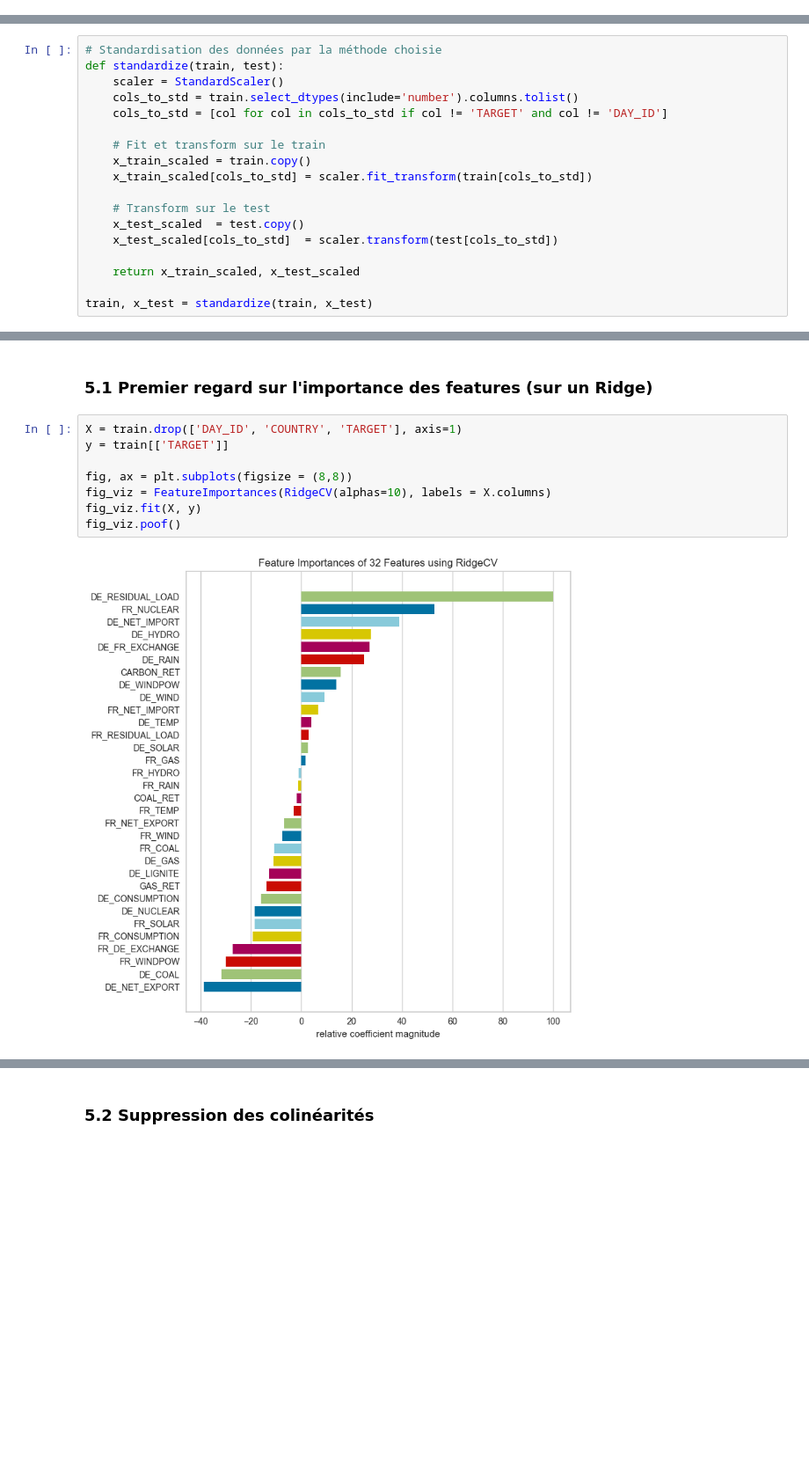
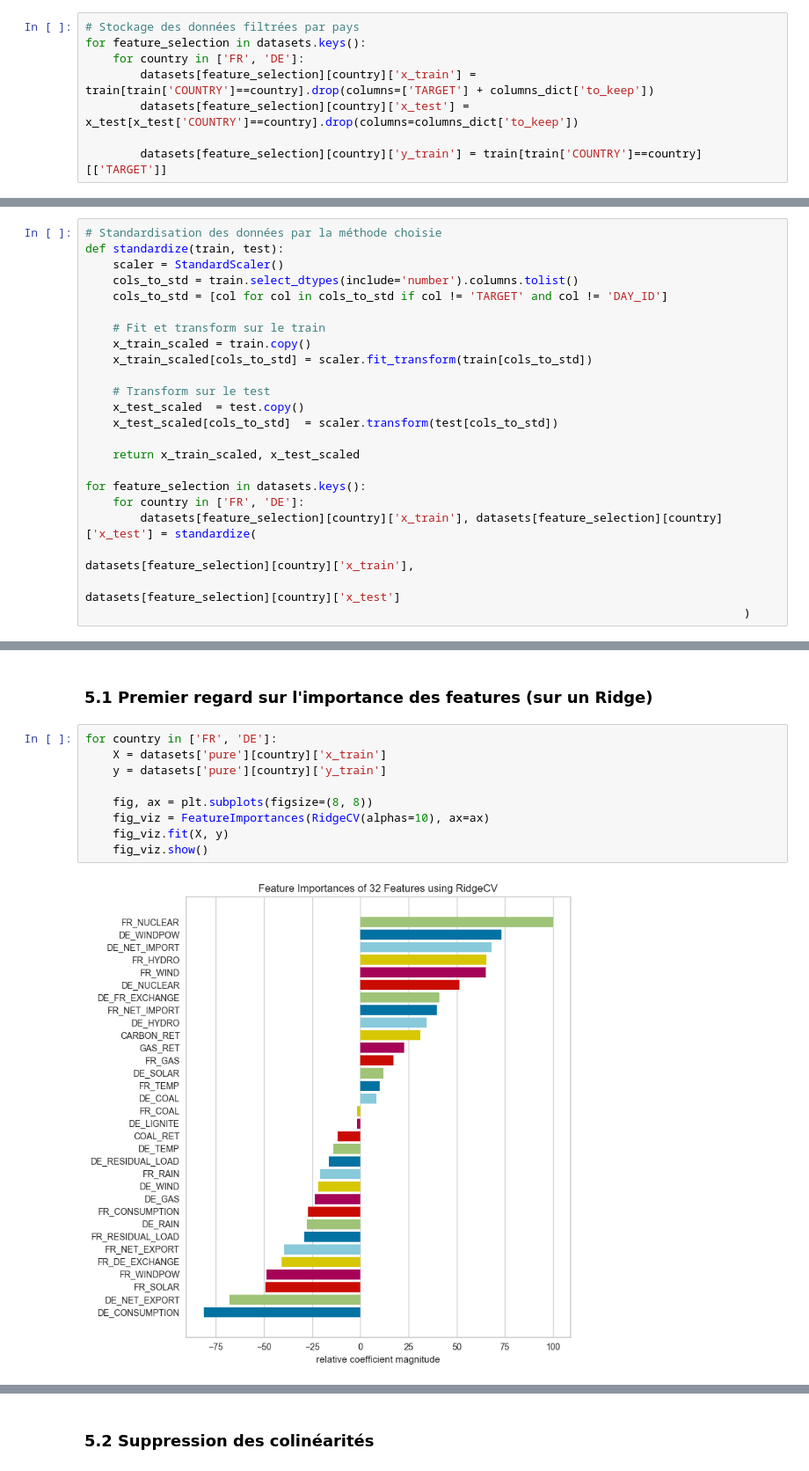
Before and after one commit to hugoser10/explaining-electricity-prices, a Jupyter notebook: main.ipynb, the cells around one changed output, grey strips where cells are left out. Shown at 88% size. Drawn from its saved outputs; the diff is of its cells as text; blank space fills up the shorter version.

Commit message:
splitted data by country before standardizing

```diff
--- a/main.ipynb
+++ b/main.ipynb
@@ -119,3 +147,11 @@ with open(os.path.join(DATA_DIR, 'facteurs.json'), 'r') as f:
+# %%
+# Stockage des données filtrées par pays
+for feature_selection in datasets.keys():
+    for country in ['FR', 'DE']:
+        datasets[feature_selection][country]['x_train'] = train[train['COUNTRY']==country].drop(columns=['TARGET'] + columns_dict['to_keep'])
+        datasets[feature_selection][country]['x_test'] = x_test[x_test['COUNTRY']==country].drop(columns=columns_dict['to_keep'])
+
+        datasets[feature_selection][country]['y_train'] = train[train['COUNTRY']==country][['TARGET']]
 # %% [markdown]
 ### 3.3 A First Test: Simple OLS
 # %%
@@ -222,6 +201,11 @@ def standardize(train, test):
 
     return x_train_scaled, x_test_scaled
 
-train, x_test = standardize(train, x_test)
+for feature_selection in datasets.keys():
+    for country in ['FR', 'DE']:
+        datasets[feature_selection][country]['x_train'], datasets[feature_selection][country]['x_test'] = standardize(
+                                                                                                datasets[feature_selection][country]['x_train'],
+                                                                                                datasets[feature_selection][country]['x_test']
+                                                                                                )
 # %% [markdown]
 ## 5. Sélection des features
@@ -256,12 +212,13 @@ datasets = {
 # %% [markdown]
 ### 5.1 Premier regard sur l'importance des features (sur un Ridge)
 # %%
-X = train.drop(['DAY_ID', 'COUNTRY', 'TARGET'], axis=1)
-y = train[['TARGET']]
+for country in ['FR', 'DE']:
+    X = datasets['pure'][country]['x_train']
+    y = datasets['pure'][country]['y_train']
 
-fig, ax = plt.subplots(figsize = (8,8))
-fig_viz = FeatureImportances(RidgeCV(alphas=10), labels = X.columns)
-fig_viz.fit(X, y)
-fig_viz.poof()
+    fig, ax = plt.subplots(figsize=(8, 8))
+    fig_viz = FeatureImportances(RidgeCV(alphas=10), ax=ax)
+    fig_viz.fit(X, y)
+    fig_viz.show()
 # %% [output]
-[figure, old version]
+[figure, new version]
```
Also changed, not shown: parts of 9 cells of this notebook.
